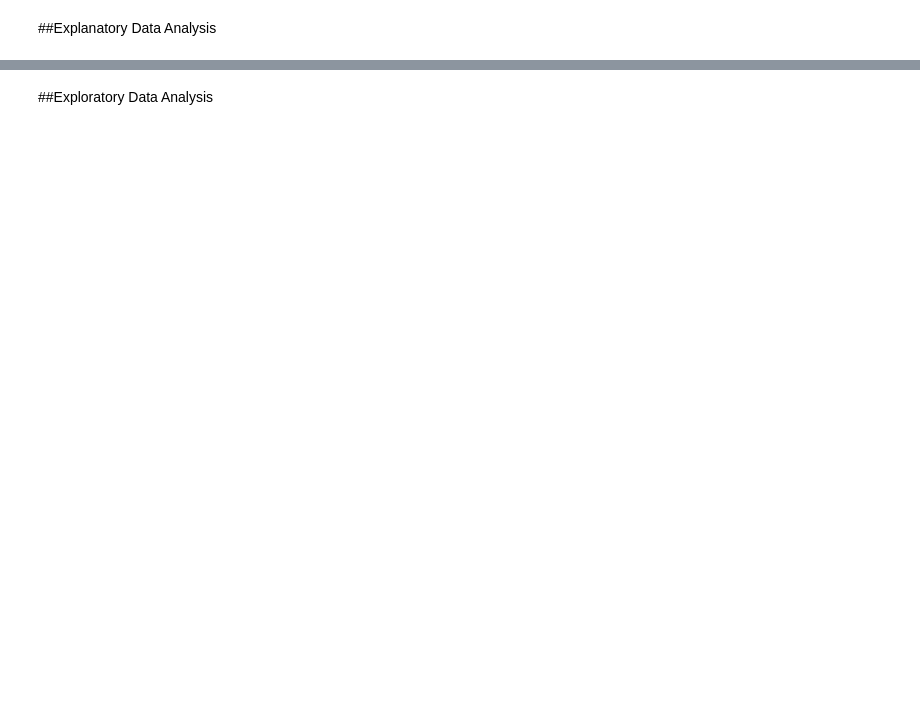
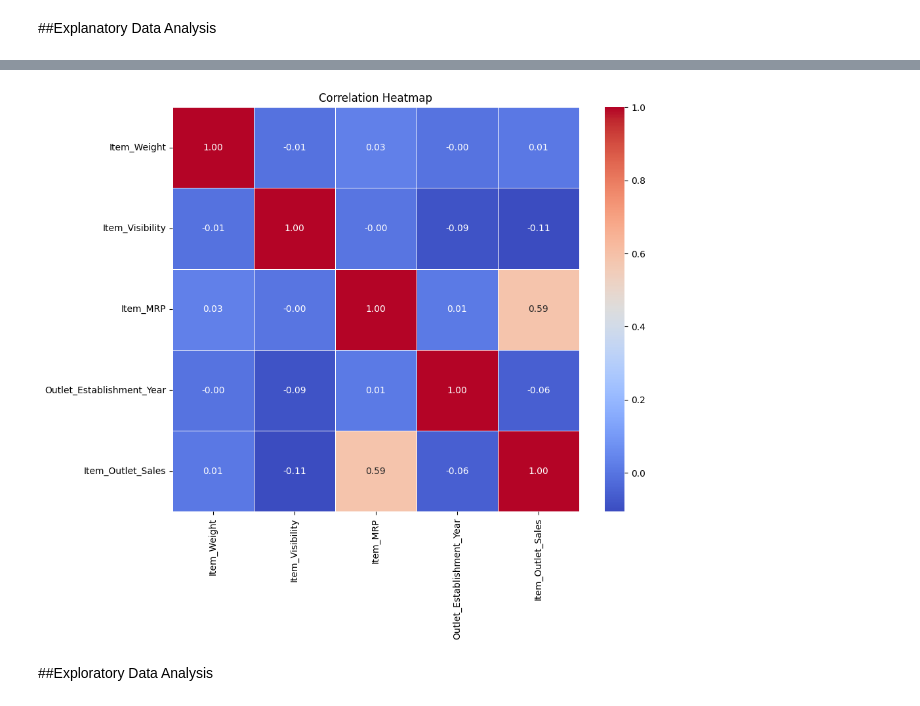
Before and after one commit to OleFlow/Prediction-of-Product-Sales, a Jupyter notebook: Prediction_of_Product_Sales.ipynb, the cells around one changed output, grey strips where cells are left out. Saved outputs shown, nothing was run; the diff lists cells and outputs as text; code cells hidden in the pictures; blank space fills up the shorter version.

```diff
--- a/Prediction_of_Product_Sales.ipynb
+++ b/Prediction_of_Product_Sales.ipynb
@@ -129,2 +198,13 @@ dtype: float64
+# %%
+#Heatmap to view the correlation between features.
+correlation_matrix = df.corr()
+
+# Plot the heatmap
+plt.figure(figsize=(10, 8))
+sns.heatmap(correlation_matrix, annot=True, cmap='coolwarm', fmt='.2f', linewidths=0.5)
+plt.title('Correlation Heatmap')
+plt.show()
+# %% [output]
+[figure, added]
 # %% [markdown]
 ##Exploratory Data Analysis
```
Also changed, not shown: parts of 6 cells of this notebook.
